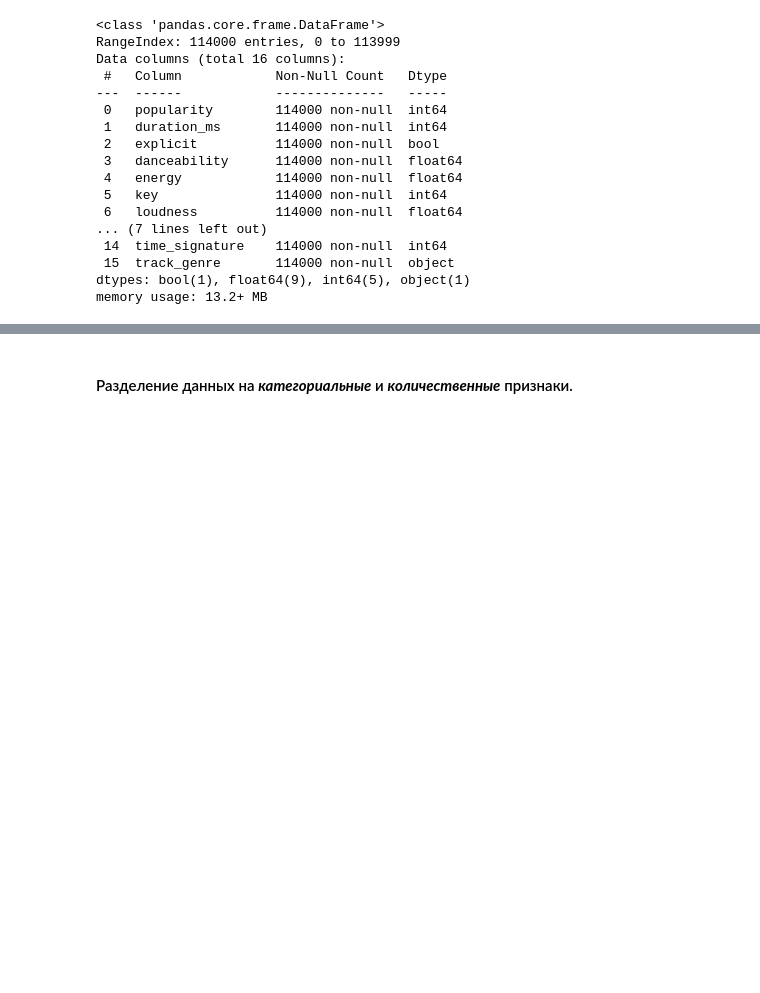
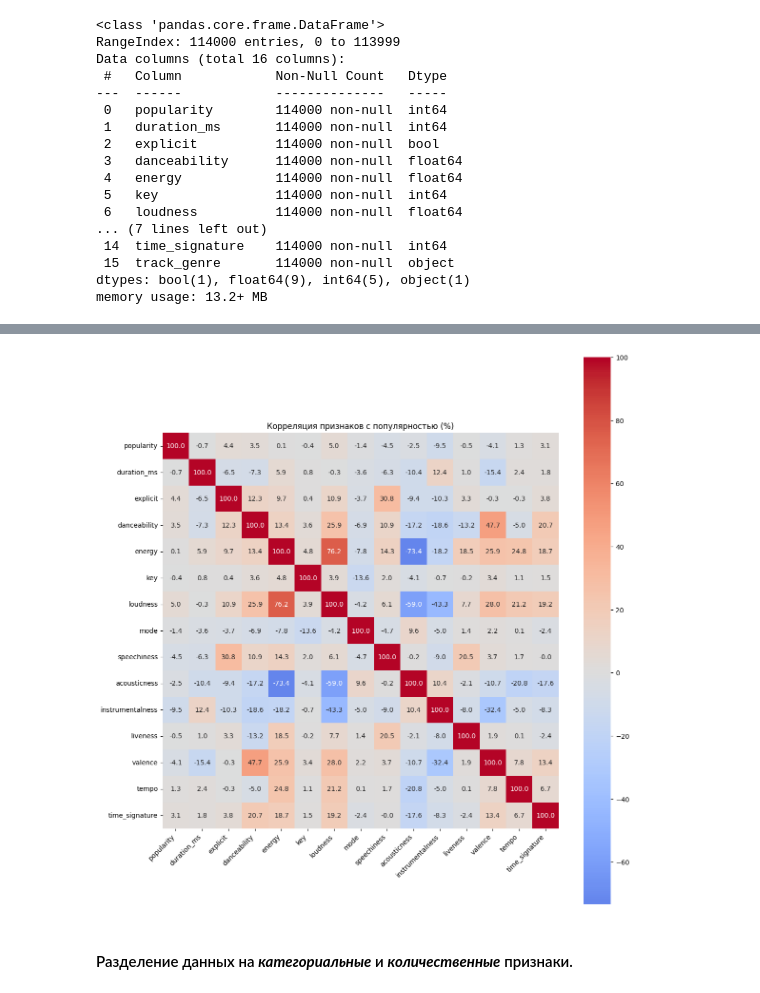
Before and after one commit to Lummoxy/ml_summer_prac, a Jupyter notebook: spotify_task.ipynb, the cells around one changed output, grey strips where cells are left out. Drawn from its saved outputs; the diff is of its cells as text; code cells hidden in the pictures; blank space fills up the shorter version.

```diff
--- a/spotify_task.ipynb
+++ b/spotify_task.ipynb
@@ -184,3 +221,15 @@ plt.show()
+# %%
+data_corr = data.drop(columns='track_genre').corr()
+data_corr *= 100
+
+plt.figure(figsize=(12,12))
+sns.heatmap(data_corr, annot=True, fmt='.1f', cmap='coolwarm', center=0, square=True)
+plt.title('Корреляция признаков с популярностью (%)')
+plt.xticks(rotation=45, ha='right')
+plt.tight_layout()
+plt.show()
+# %% [output]
+[figure, added]
 # %% [markdown]
 #### Разделение данных на ***категориальные*** и ***количественные*** признаки.
 # %% [markdown]
```
Also changed, not shown: parts of 47 cells of this notebook.
